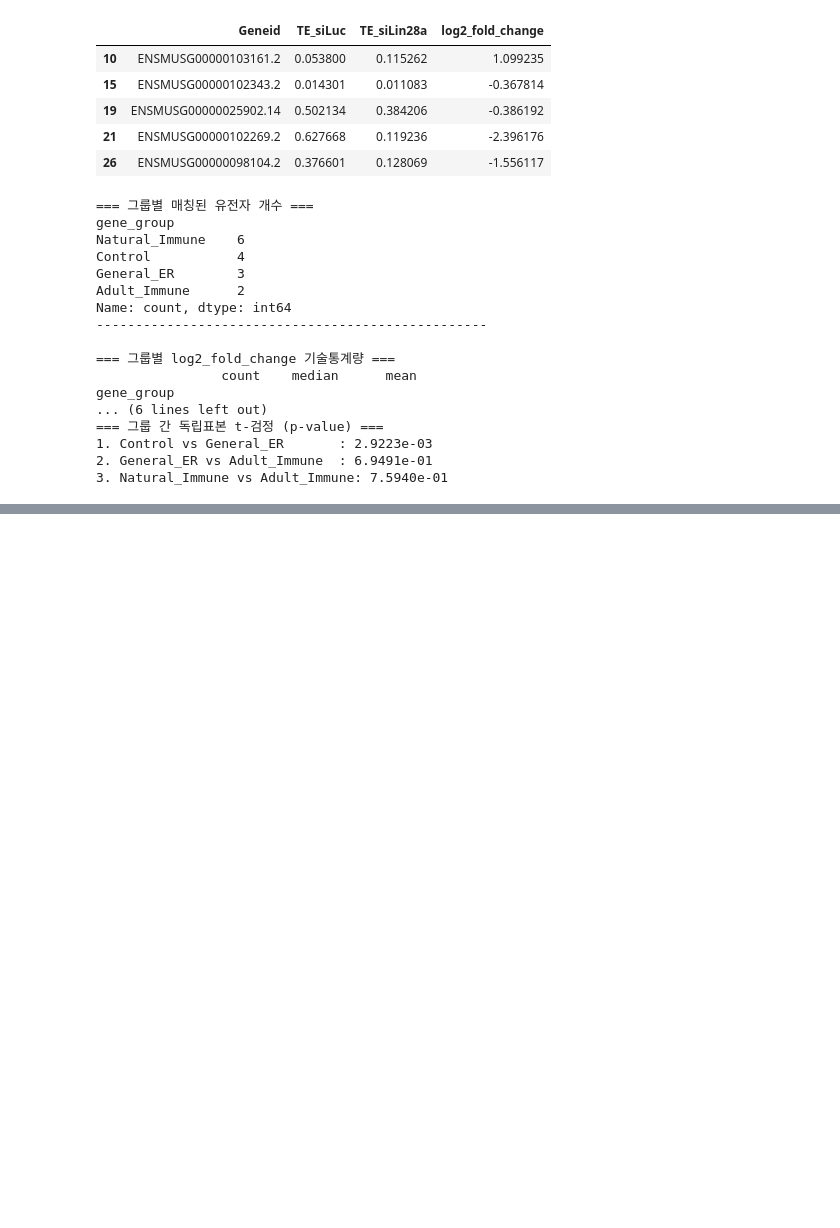
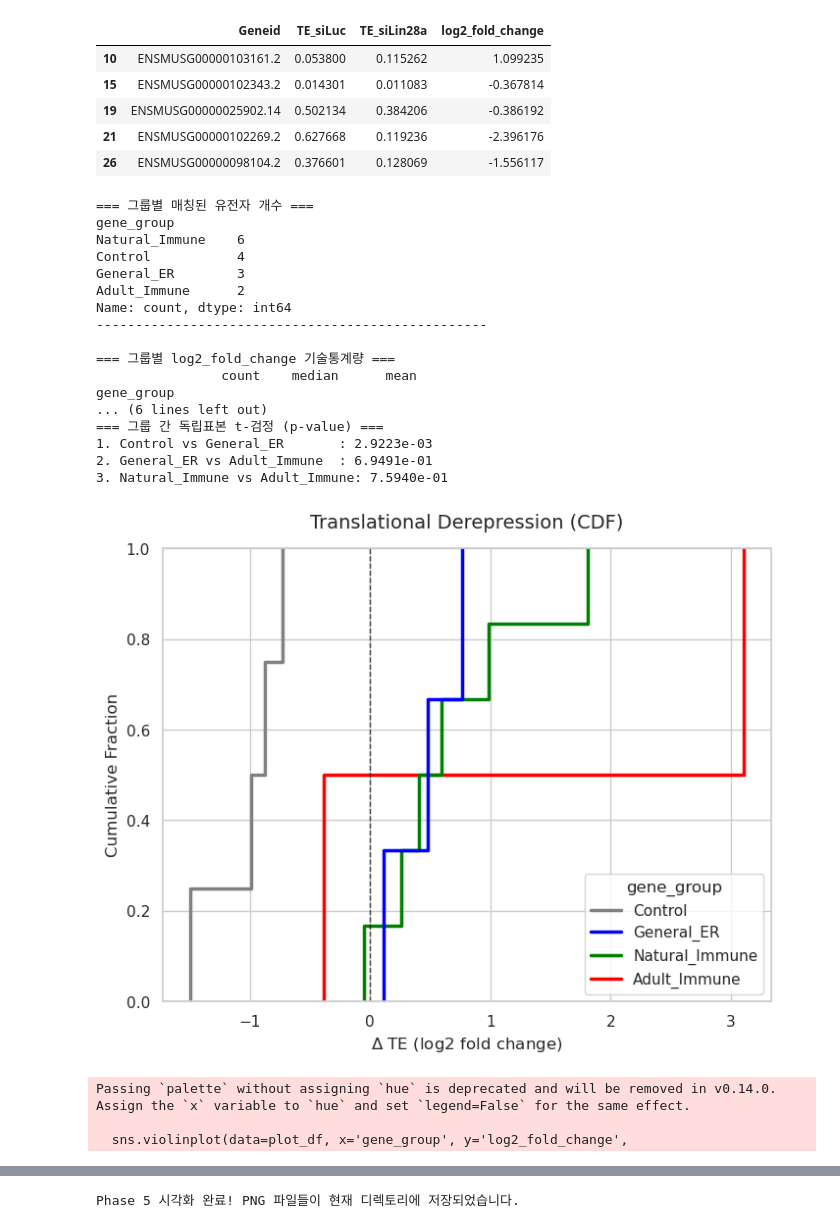
Before and after one commit to BoryeongJo/Bioinfo-2026, a Jupyter notebook: Term-project.ipynb, the cells around one changed output, grey strips where cells are left out. Drawn from its saved outputs; the diff is of its cells as text; code cells hidden in the pictures; blank space fills up the shorter version.

Commit message:
Add data visualizations

```diff
--- a/Term-project.ipynb
+++ b/Term-project.ipynb
@@ -250,3 +250,68 @@ gene_group
 1. Control vs General_ER       : 2.9223e-03
 2. General_ER vs Adult_Immune  : 6.9491e-01
 3. Natural_Immune vs Adult_Immune: 7.5940e-01
+# %%
+import matplotlib.pyplot as plt
+import seaborn as sns
+
+# ---------------------------------------------------------
+# [Phase 5] High-Quality Visualization (그룹 간 번역 효율 변화 시각화)
+# ---------------------------------------------------------
+
+# 타겟 그룹 및 색상 지정 (Plan에 명시된 규칙 적용)
+target_groups = ['Control', 'General_ER', 'Natural_Immune', 'Adult_Immune']
+color_palette = {
+    'Control': 'gray',
+    'General_ER': 'blue',
+    'Natural_Immune': 'green',
+    'Adult_Immune': 'red'
+}
+
+# 분석 대상 그룹만 필터링 (log2_fold_change 결측치 제거)
+plot_df = df_filtered[df_filtered['gene_group'].isin(target_groups)].dropna(subset=['log2_fold_change'])
+
+# Seaborn 그래프 스타일 설정
+sns.set_theme(style="whitegrid")
+
+# ---------------------------------------------------------
+# 1. 누적 분포 함수 (CDF) Plot
+# ---------------------------------------------------------
+plt.figure(figsize=(8, 6))
+sns.ecdfplot(data=plot_df, x='log2_fold_change', hue='gene_group',
+             hue_order=target_groups, palette=color_palette, linewidth=2.5)
+
+plt.title('Translational Derepression (CDF)', fontsize=14, pad=15)
+plt.xlabel('$\Delta$ TE (log2 fold change)', fontsize=12)
+plt.ylabel('Cumulative Fraction', fontsize=12)
+plt.axvline(0, color='black', linestyle='--', linewidth=1, alpha=0.7)
+
+# 고해상도 저장 및 출력
+plt.savefig('translational_derepression_cdf.png', dpi=300, bbox_inches='tight')
+plt.show()
+
+# ---------------------------------------------------------
+# 2. Violin Plot (밀도 및 중앙값 변화 확인)
+# ---------------------------------------------------------
+plt.figure(figsize=(8, 6))
+
+# 데이터 수가 적은 것을 고려해 바이올린 플롯 안에 개별 유전자 포인트를 함께 표시
+sns.violinplot(data=plot_df, x='gene_group', y='log2_fold_change',
+               order=target_groups, palette=color_palette, inner=None, alpha=0.5)
+sns.stripplot(data=plot_df, x='gene_group', y='log2_fold_change',
+              order=target_groups, color='black', size=7, alpha=0.8, jitter=True)
+
+plt.title('Translational Derepression by Gene Group', fontsize=14, pad=15)
+plt.xlabel('Gene Group', fontsize=12)
+plt.ylabel('$\Delta$ TE (log2 fold change)', fontsize=12)
+plt.axhline(0, color='black', linestyle='--', linewidth=1, alpha=0.7)
+
+# 고해상도 저장 및 출력
+plt.savefig('gene_groups_violinplot.png', dpi=300, bbox_inches='tight')
+plt.show()
+
+print("Phase 5 시각화 완료! PNG 파일들이 현재 디렉토리에 저장되었습니다.")
+# %% [output]
+[figure, added]
+Passing `palette` without assigning `hue` is deprecated and will be removed in v0.14.0. Assign the `x` variable to `hue` and set `legend=False` for the same effect.
+
+  sns.violinplot(data=plot_df, x='gene_group', y='log2_fold_change',
@@ -252,0 +319 @@ gene_group
+Phase 5 시각화 완료! PNG 파일들이 현재 디렉토리에 저장되었습니다.
```
Also changed, not shown: parts of 1 cell of this notebook.
